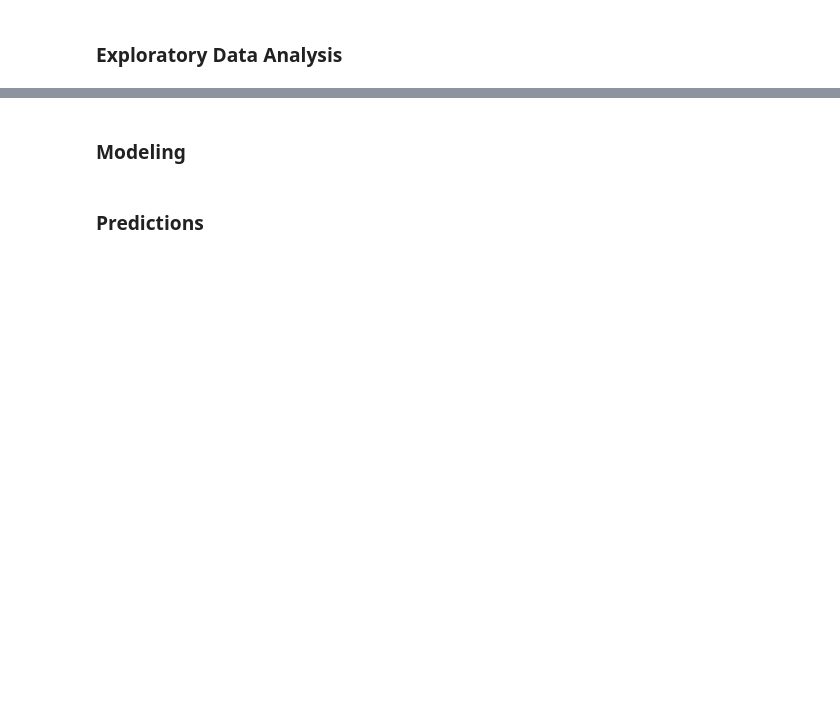
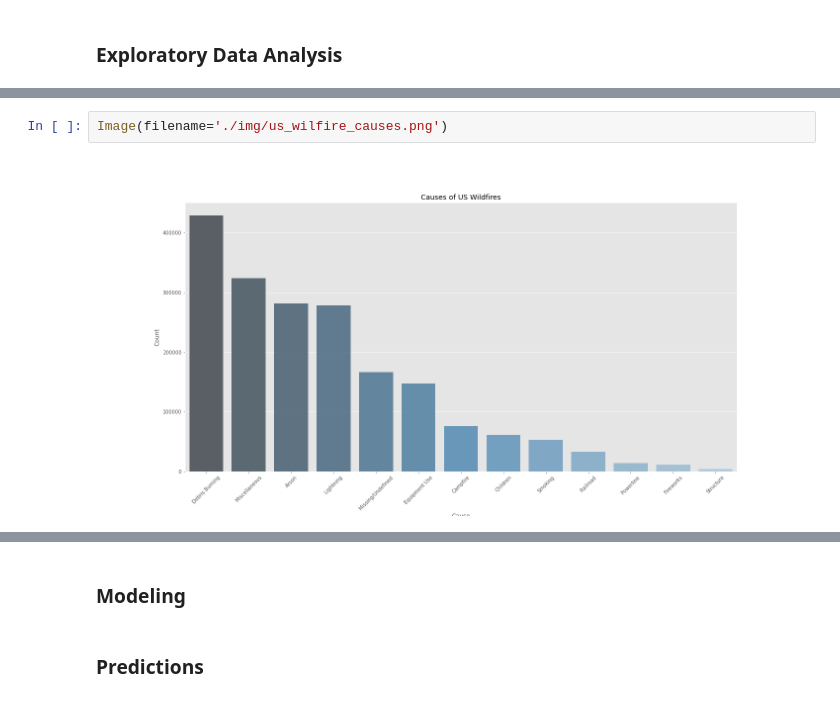
Before and after one commit to RobinsonCW/USWildfireAnalysis, a Jupyter notebook: src/objectives/python/USWildfireAnalysis.ipynb, the cells around one changed output, grey strips where cells are left out. Cells and saved outputs as stored; diff of their text form; blank space fills up the shorter version.

```diff
--- a/src/objectives/python/USWildfireAnalysis.ipynb
+++ b/src/objectives/python/USWildfireAnalysis.ipynb
@@ -30,0 +41,4 @@ Given the size, location and date, can we predict the cause of a fire wildfire?
+# %%
+Image(filename='./img/us_wilfire_causes.png')
+# %% [output]
+[figure, added]
```
Also changed, not shown: parts of 11 cells of this notebook, 4 other files.
